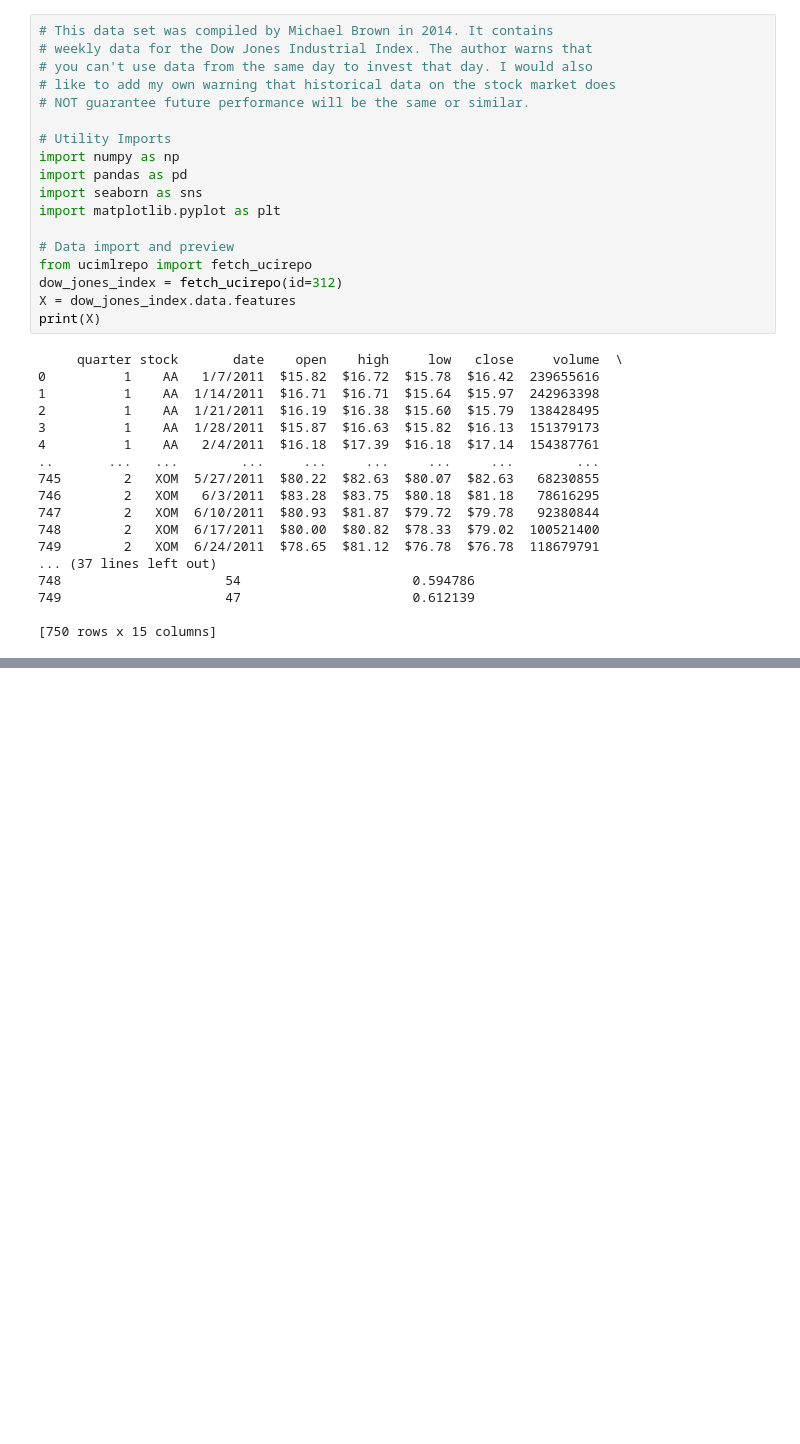
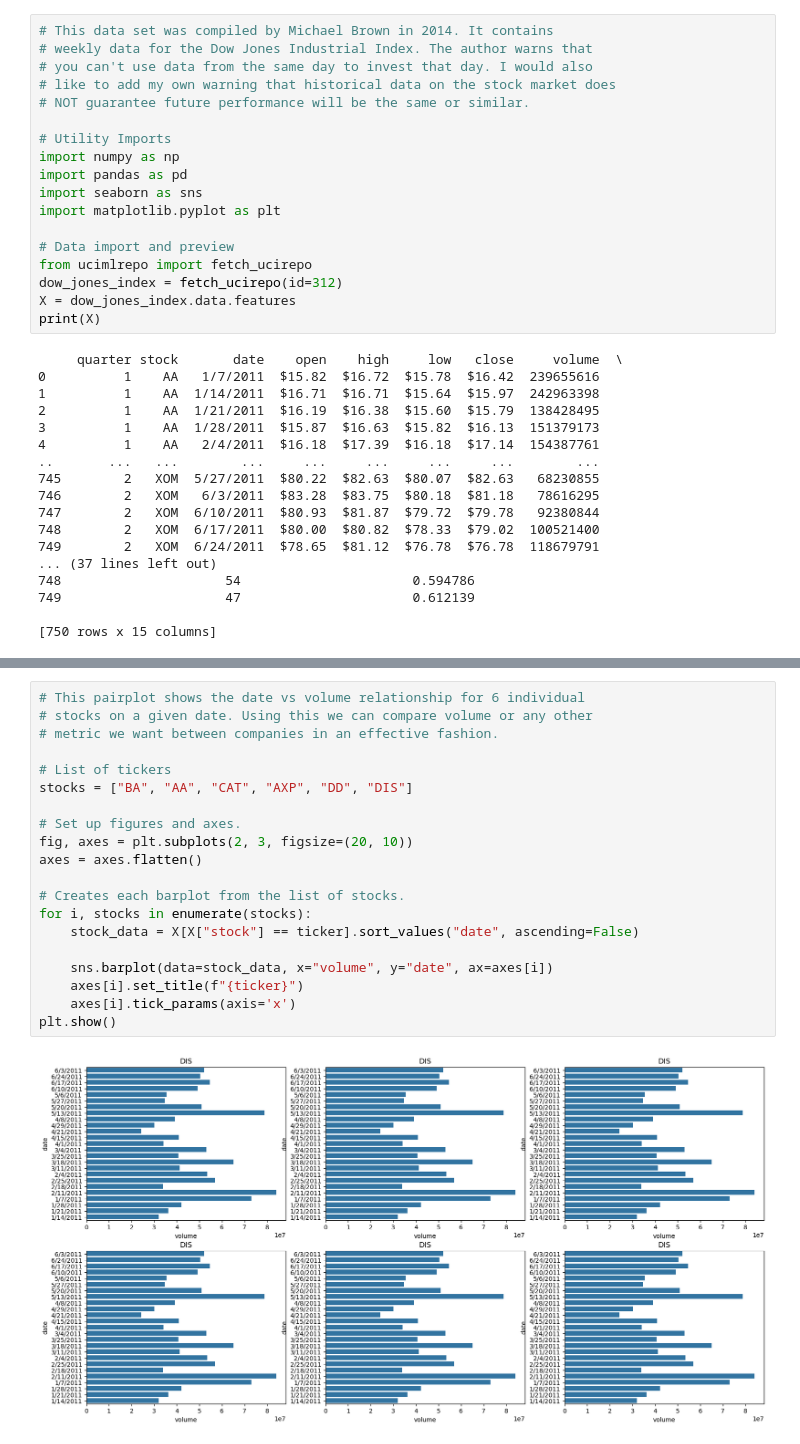
Before and after one commit to ZacharyWarsalla/CS445-Lab2, a Jupyter notebook: Warsalla Lab2.ipynb, the cells around one changed output, grey strips where cells are left out. Drawn from its saved outputs; the diff is of its cells as text; blank space fills up the shorter version.

```diff
--- a/Warsalla Lab2.ipynb
+++ b/Warsalla Lab2.ipynb
@@ -99,0 +122,22 @@ plt.show()
+# %%
+# This pairplot shows the date vs volume relationship for 6 individual
+# stocks on a given date. Using this we can compare volume or any other
+# metric we want between companies in an effective fashion.
+
+# List of tickers
+stocks = ["BA", "AA", "CAT", "AXP", "DD", "DIS"]
+
+# Set up figures and axes.
+fig, axes = plt.subplots(2, 3, figsize=(20, 10))
+axes = axes.flatten()
+
+# Creates each barplot from the list of stocks.
+for i, stocks in enumerate(stocks):
+    stock_data = X[X["stock"] == ticker].sort_values("date", ascending=False)
+
+    sns.barplot(data=stock_data, x="volume", y="date", ax=axes[i])
+    axes[i].set_title(f"{ticker}")
+    axes[i].tick_params(axis='x')
+plt.show()
+# %% [output]
+[figure, added]
```
Also changed, not shown: parts of 4 cells of this notebook, 5 other files.
